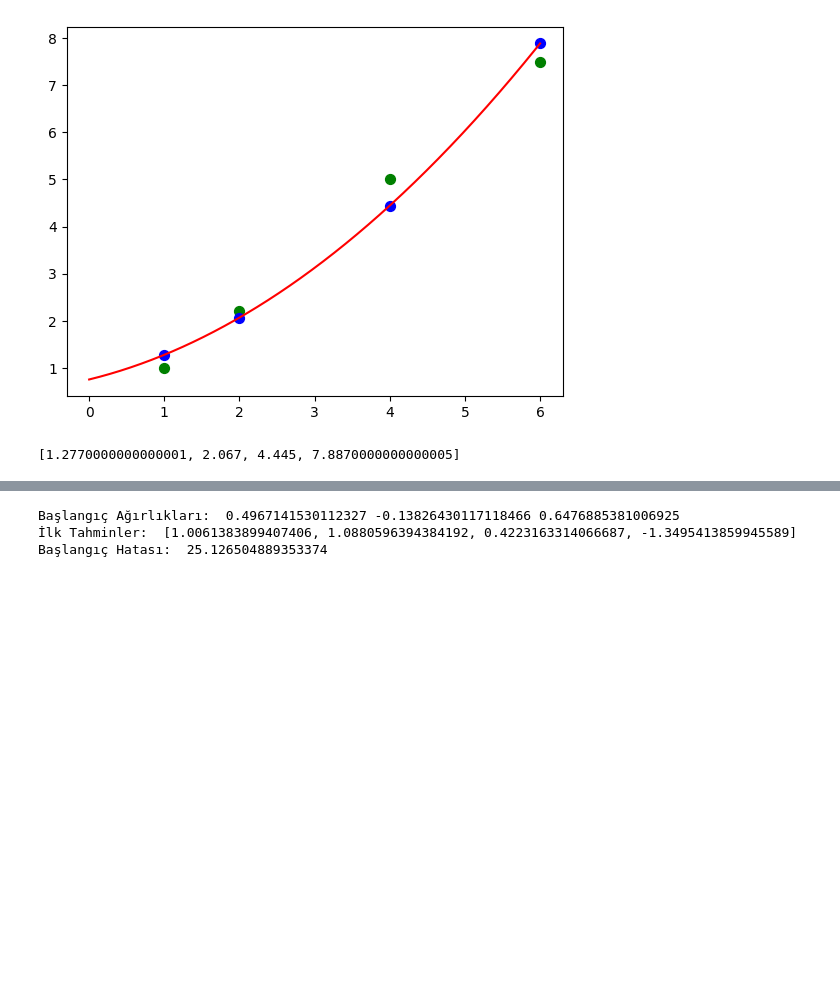
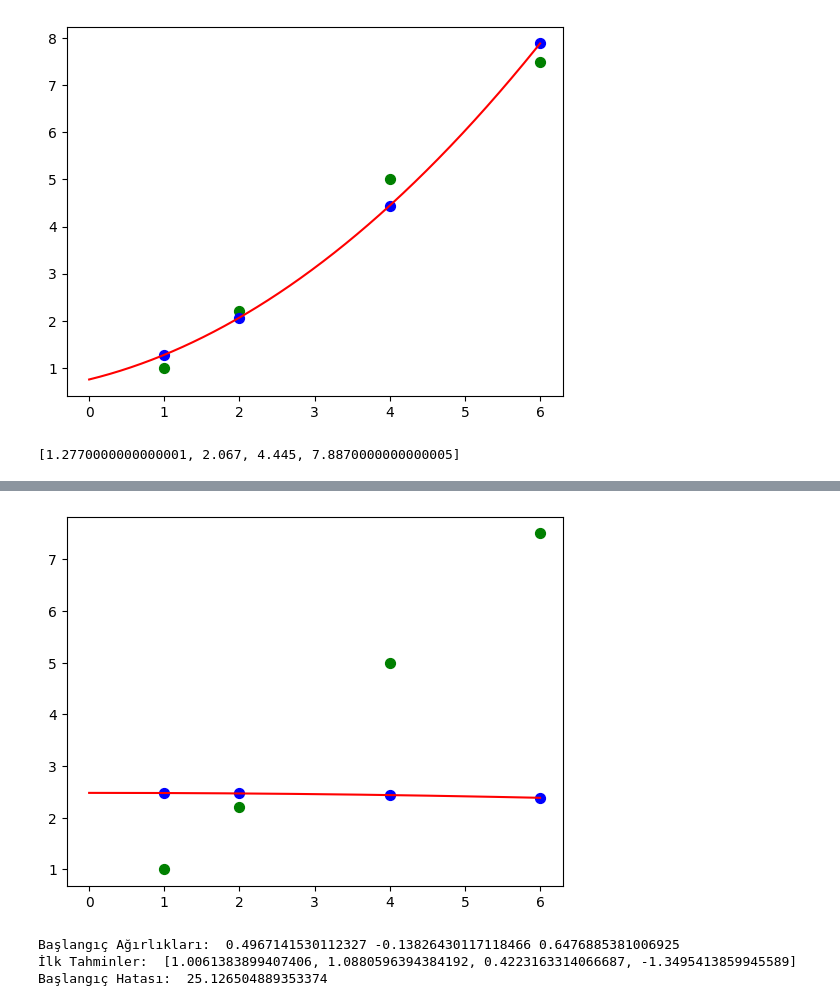
Before and after one commit to malibayram/doktora, a Jupyter notebook: hazirlanan_egitim_icerikleri/tek_hucreli_sinir_agi.ipynb, the cells around one changed output, grey strips where cells are left out. Drawn from its saved outputs; the diff is of its cells as text; code cells hidden in the pictures; blank space fills up the shorter version.

```diff
--- a/hazirlanan_egitim_icerikleri/tek_hucreli_sinir_agi.ipynb
+++ b/hazirlanan_egitim_icerikleri/tek_hucreli_sinir_agi.ipynb
@@ -162,3 +187,13 @@ Hata:  0.13888120789559338
+# %%
+
+
+tahminler = []
+for borc in df['borc']:
+  tahminler.append(sinir_hucresi.risk_hesapla(borc))
+
+sinir_hucresi.grafigi_ciz(df, tahminler)
+# %% [output]
+[figure, added]
 # %%
 sinir_hucresi.kaydet("model.txt")
 # %%
```
Also changed, not shown: parts of 12 cells of this notebook, 4 other files.
